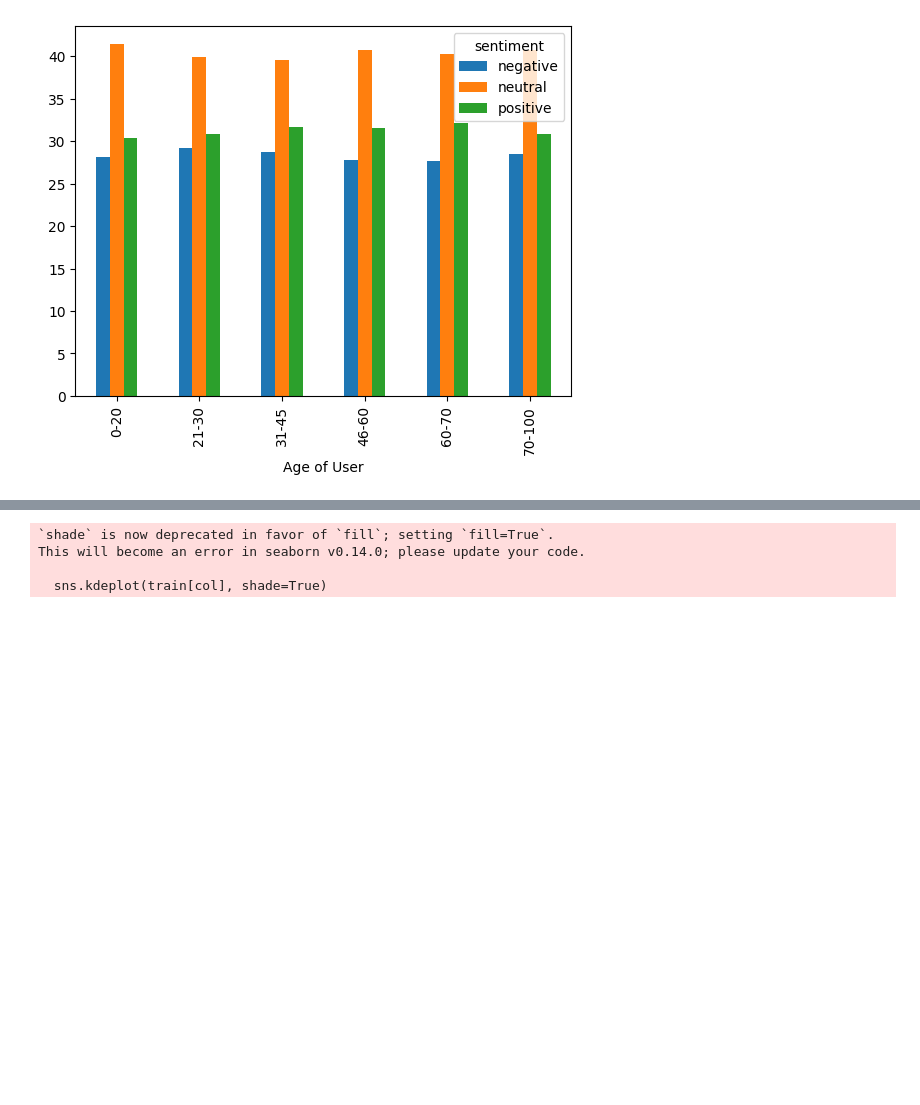
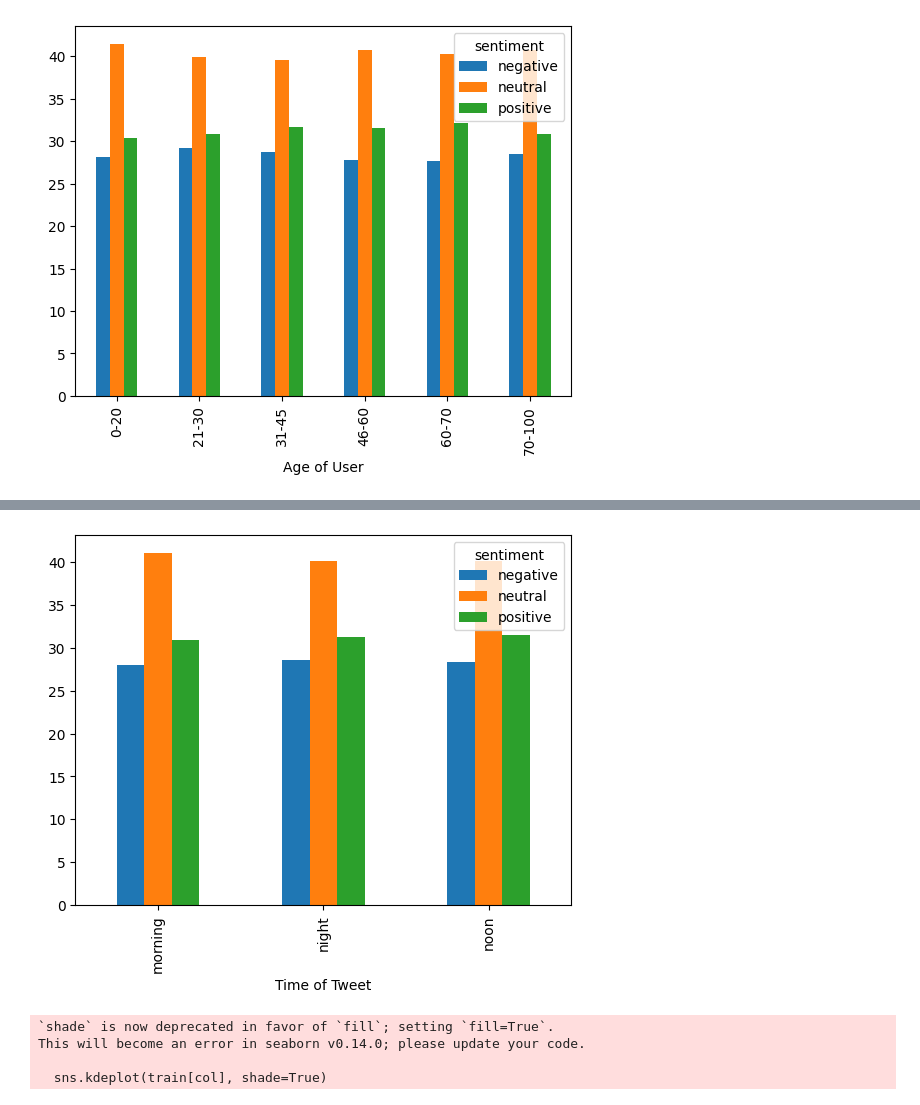
Before and after one commit to ajayn3300/Sentiment-Analysis, a Jupyter notebook: SentimentAnalysis.ipynb, the cells around one changed output, grey strips where cells are left out. Saved outputs shown, nothing was run; the diff lists cells and outputs as text; code cells hidden in the pictures; blank space fills up the shorter version.

```diff
--- a/SentimentAnalysis.ipynb
+++ b/SentimentAnalysis.ipynb
@@ -125,3 +138,8 @@ Length: 6, dtype: str
+# %%
+# average sentiment by time
+((train.groupby(['Time of Tweet','sentiment'])['sentiment'].value_counts())/train.groupby(['Time of Tweet'])['Time of Tweet'].value_counts() * 100).unstack().plot(kind = 'bar', stacked  = False);
+# %% [output]
+[figure, added]
 # %%
 # KDE plots
 for col in train.select_dtypes(include="number").columns:
```
Also changed, not shown: parts of 10 cells of this notebook.
